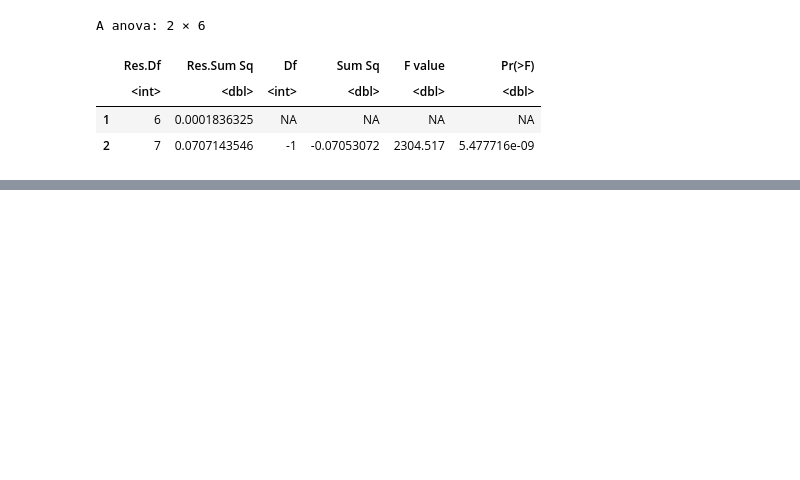
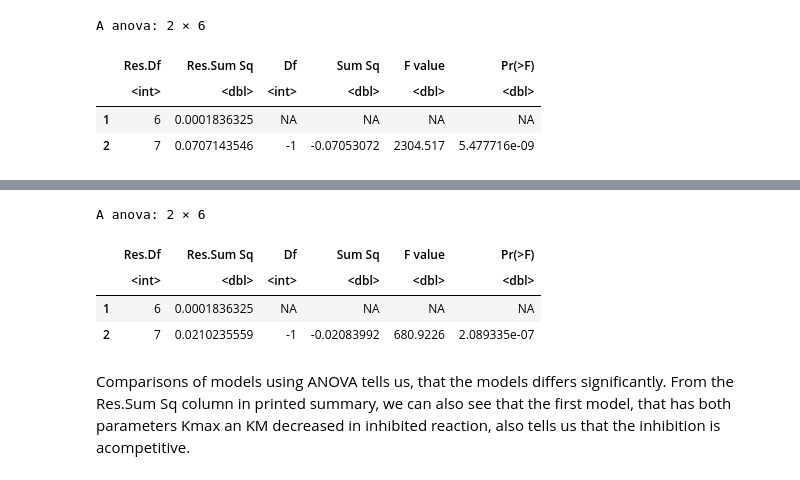
Before and after one commit to kamclar/statisticka_analyza_dat_cviceni, a Jupyter notebook: Lesson_11.ipynb, the cells around one changed output, grey strips where cells are left out. Saved outputs shown, nothing was run; the diff lists cells and outputs as text; code cells hidden in the pictures; blank space fills up the shorter version.

```diff
--- a/Lesson_11.ipynb
+++ b/Lesson_11.ipynb
@@ -580,8 +586,7 @@ A data.frame: 10 × 3
 | 5 | 0.615 | 1 |
 # %%
 # we can treat this data using an equation with two variables
-# (a + deltaa * isinh) * x/((b + deltab * isinh) + x) start=list(b=2, a=2, deltaa=1, deltab=1))
-model <- nls(y ~ (Vmax + Vmax_i*is_inh) * x /((KM + KM_i*is_inh) + x), data=data, start=list(KM=2, KM_i=2, Vmax=1, Vmax_i=1))
+model <- nls(y ~ (Vmax + Vmax_d*is_inh) * x /((KM + KM_d*is_inh) + x), data=data, start=list(KM=2, KM_d=2, Vmax=1, Vmax_d=1))
 model
 # %% [output]
 Nonlinear regression model
@@ -663,0 +707,10 @@ points(data[,1], (coef(model_comp)["Vmax"]+coef(model)["Vmax_i"]*data$is_inh)*da
+# %%
+anova(model, model_ncomp)
+# %% [output]
+A anova: 2 × 6
+|  | Res.Df | Res.Sum Sq | Df | Sum Sq | F value | Pr(>F) |
+|  | <int> | <dbl> | <int> | <dbl> | <dbl> | <dbl> |
+| 1 | 6 | 0.0001836325 | NA | NA | NA | NA |
+| 2 | 7 | 0.0210235559 | -1 | -0.02083992 | 680.9226 | 2.089335e-07 |
+# %% [markdown]
+Comparisons of models using ANOVA tells us, that the models differs significantly. From the Res.Sum Sq column in printed summary, we can also see that the first model, that has both parameters Kmax an KM decreased in inhibited reaction, also tells us that the inhibition is acompetitive.
```
Also changed, not shown: parts of 9 cells of this notebook.
